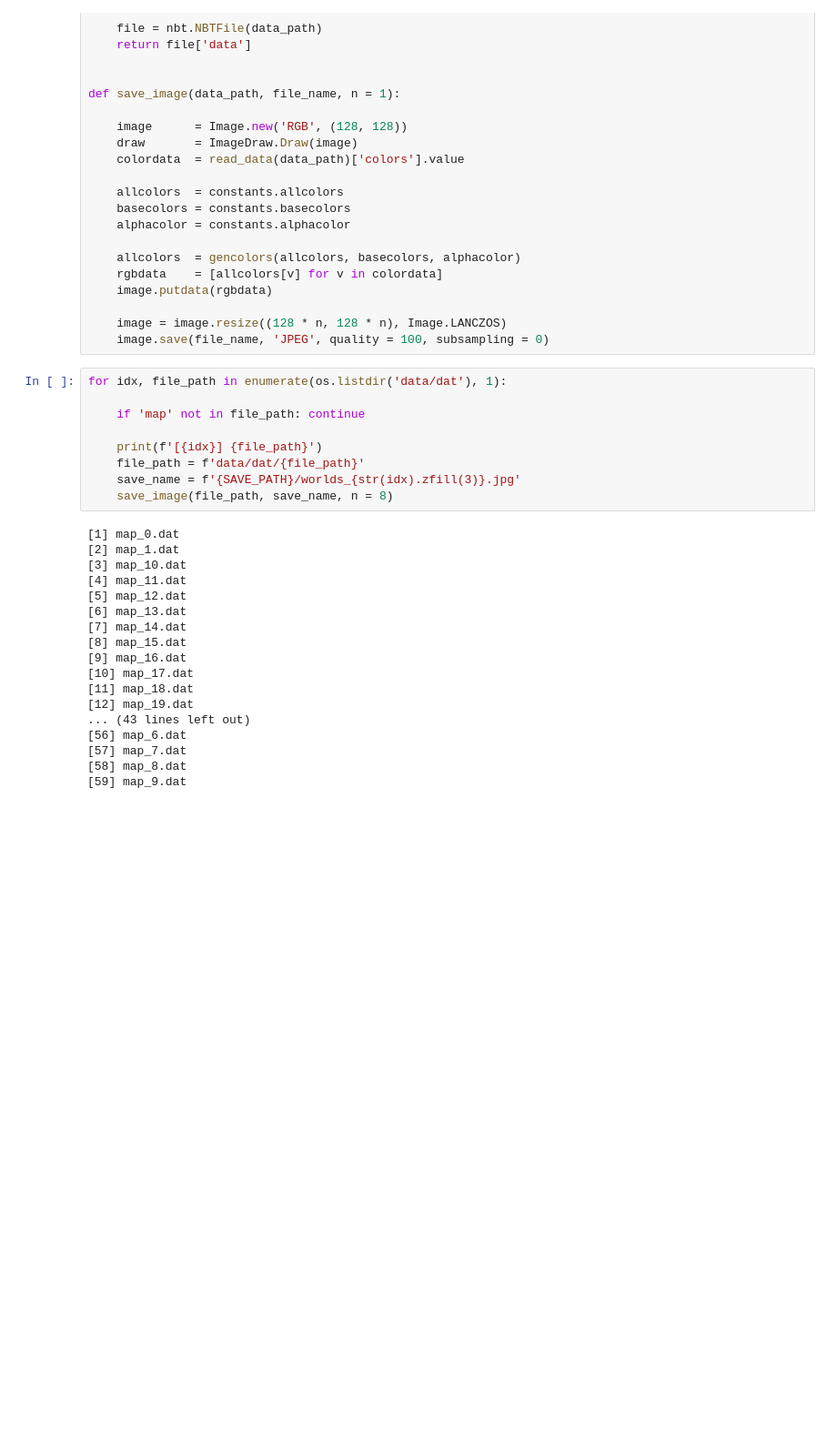
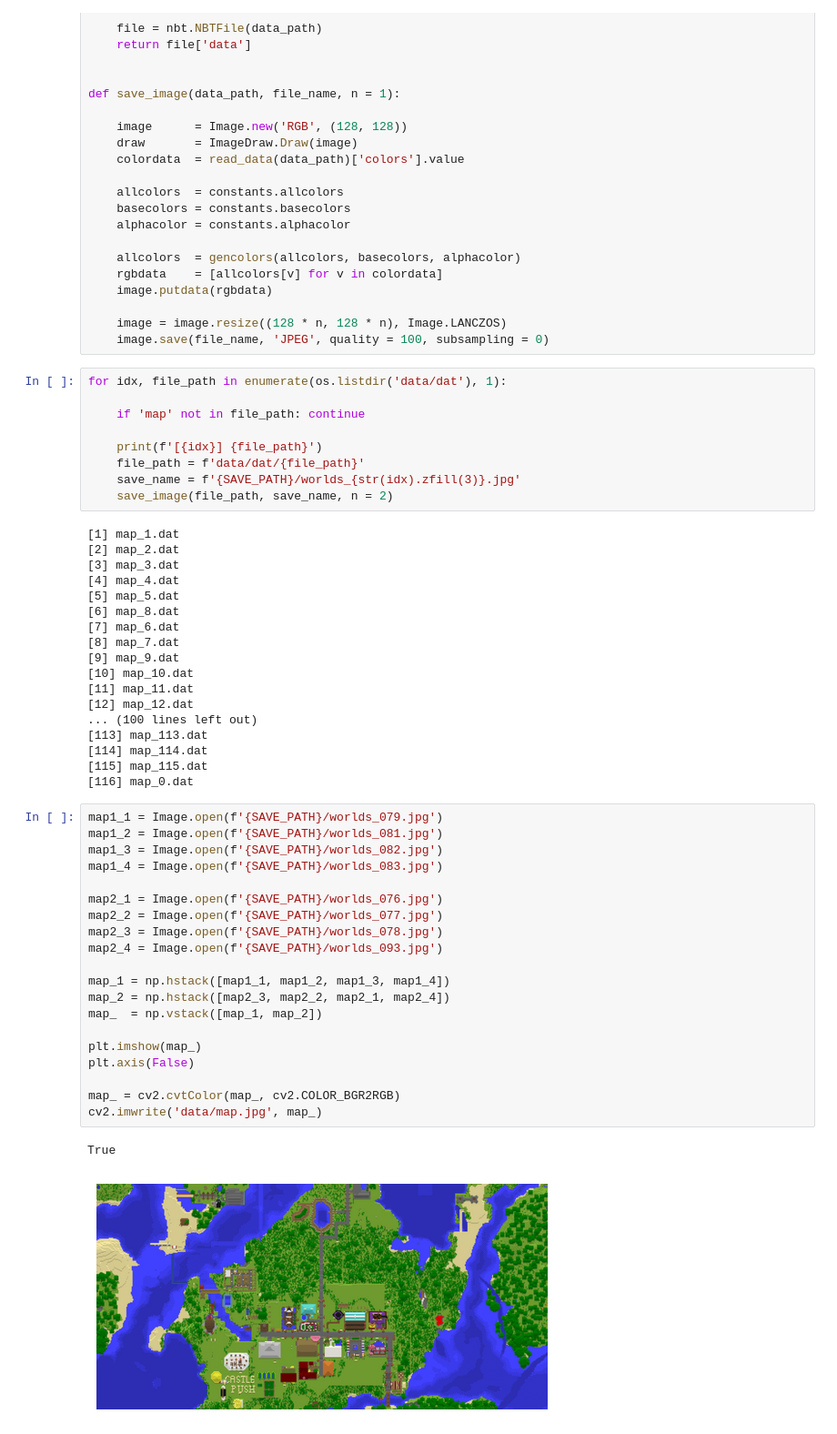
Before and after one commit to EvoDmiK/MC-Worlds, a Jupyter notebook: src/experimental/mc_map_test.ipynb, the cells around one changed output. Shown: that part at 91% size. Drawn from its saved outputs; the diff is of its cells as text; blank space fills up the shorter version.

```diff
--- a/src/experimental/mc_map_test.ipynb
+++ b/src/experimental/mc_map_test.ipynb
@@ -63,22 +66,45 @@ for idx, file_path in enumerate(os.listdir('data/dat'), 1):
     print(f'[{idx}] {file_path}')
     file_path = f'data/dat/{file_path}'
     save_name = f'{SAVE_PATH}/worlds_{str(idx).zfill(3)}.jpg'
-    save_image(file_path, save_name, n = 8)
+    save_image(file_path, save_name, n = 2)
 # %% [output]
-[1] map_0.dat
-[2] map_1.dat
-[3] map_10.dat
-[4] map_11.dat
-[5] map_12.dat
-[6] map_13.dat
-[7] map_14.dat
-[8] map_15.dat
-[9] map_16.dat
-[10] map_17.dat
-[11] map_18.dat
-[12] map_19.dat
-... (43 lines left out)
-[56] map_6.dat
-[57] map_7.dat
-[58] map_8.dat
-[59] map_9.dat
+[1] map_1.dat
+[2] map_2.dat
+[3] map_3.dat
+[4] map_4.dat
+[5] map_5.dat
+[6] map_8.dat
+[7] map_6.dat
+[8] map_7.dat
+[9] map_9.dat
+[10] map_10.dat
+[11] map_11.dat
+[12] map_12.dat
+... (100 lines left out)
+[113] map_113.dat
+[114] map_114.dat
+[115] map_115.dat
+[116] map_0.dat
+# %%
+map1_1 = Image.open(f'{SAVE_PATH}/worlds_079.jpg')
+map1_2 = Image.open(f'{SAVE_PATH}/worlds_081.jpg')
+map1_3 = Image.open(f'{SAVE_PATH}/worlds_082.jpg')
+map1_4 = Image.open(f'{SAVE_PATH}/worlds_083.jpg')
+
+map2_1 = Image.open(f'{SAVE_PATH}/worlds_076.jpg')
+map2_2 = Image.open(f'{SAVE_PATH}/worlds_077.jpg')
+map2_3 = Image.open(f'{SAVE_PATH}/worlds_078.jpg')
+map2_4 = Image.open(f'{SAVE_PATH}/worlds_093.jpg')
+
+map_1 = np.hstack([map1_1, map1_2, map1_3, map1_4])
+map_2 = np.hstack([map2_3, map2_2, map2_1, map2_4])
+map_  = np.vstack([map_1, map_2])
+
+plt.imshow(map_)
+plt.axis(False)
+
+map_ = cv2.cvtColor(map_, cv2.COLOR_BGR2RGB)
+cv2.imwrite('data/map.jpg', map_)
+# %% [output]
+True
+[figure, added]
```
Also changed, not shown: parts of 1 cell of this notebook.
